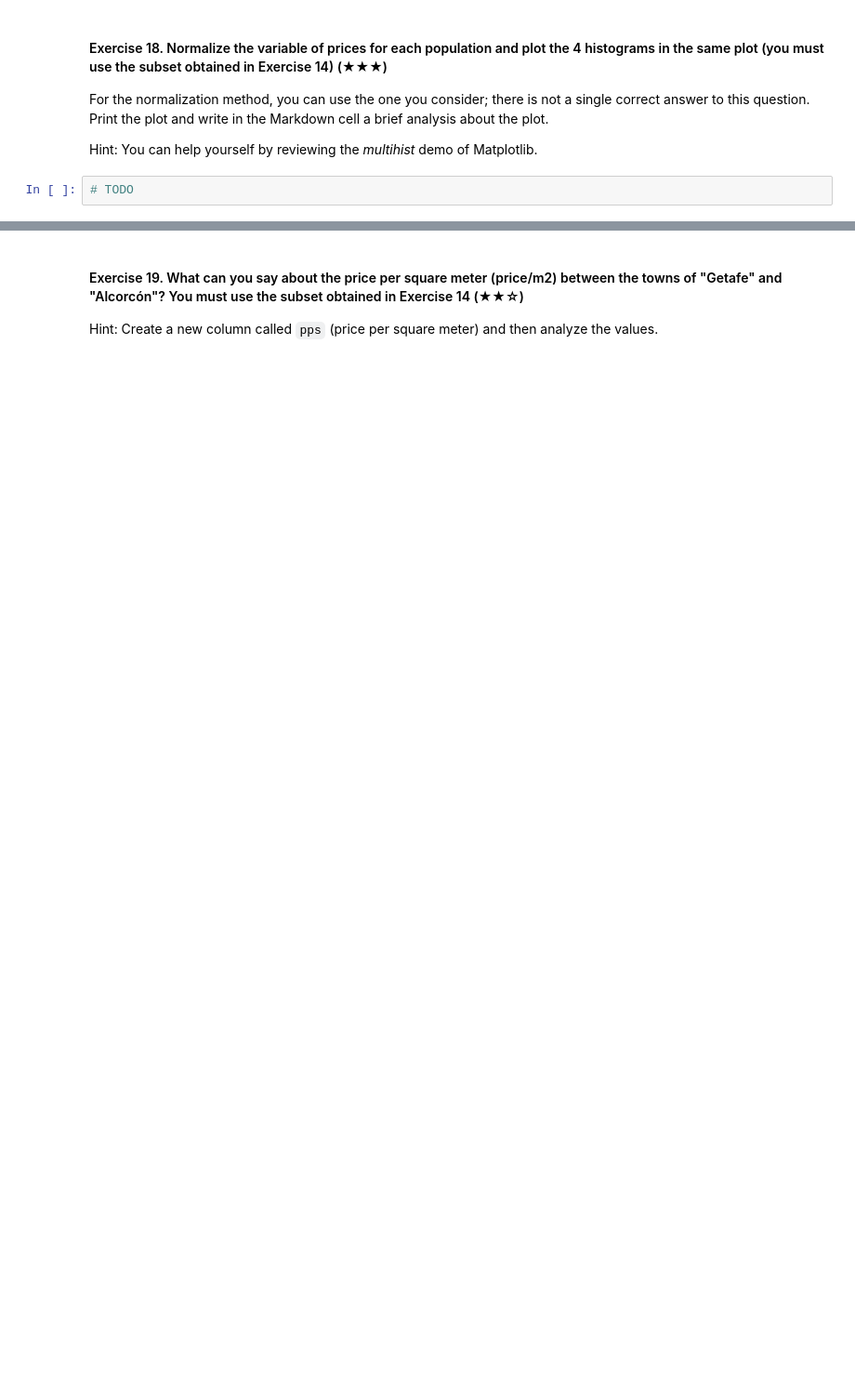
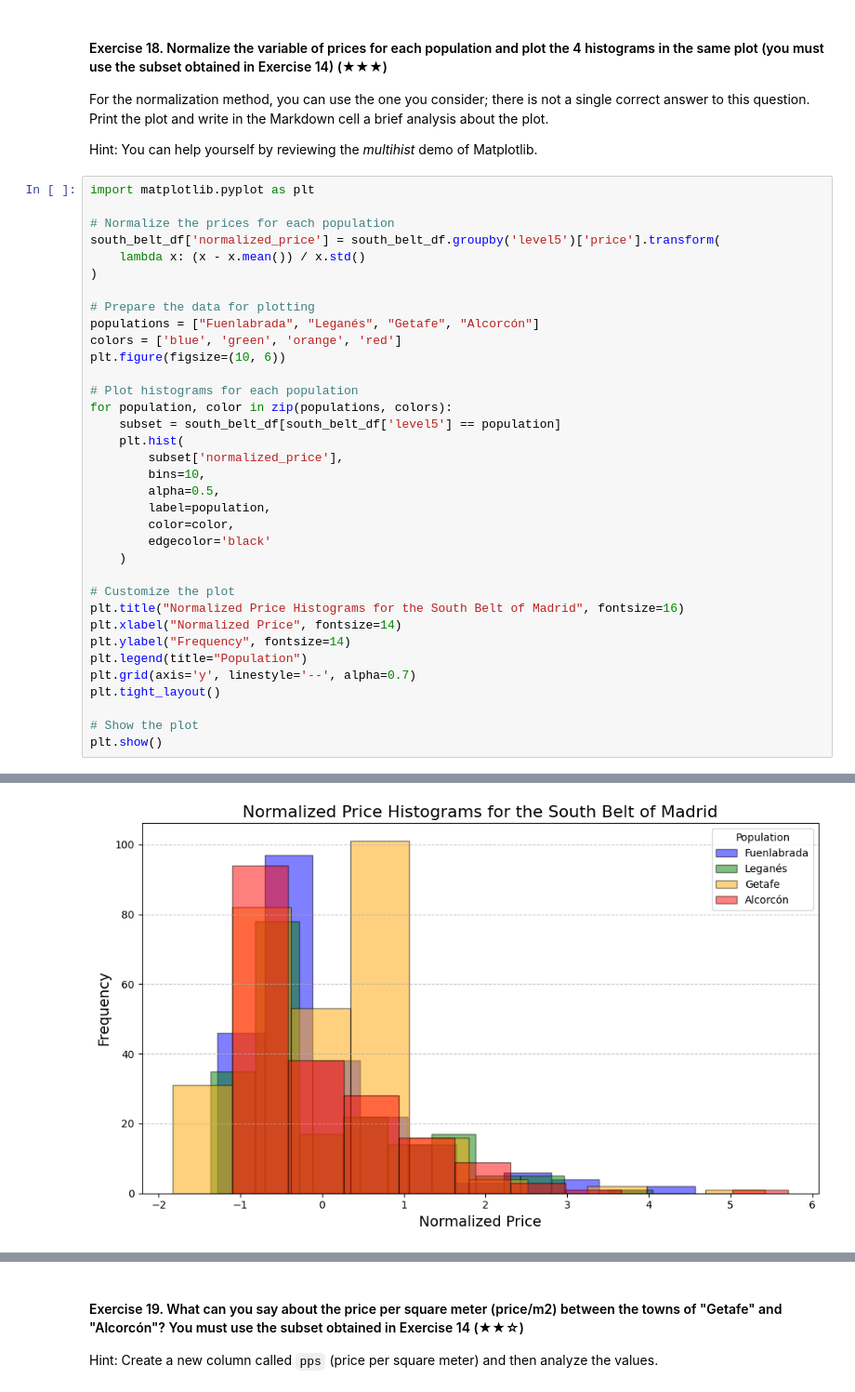
Before and after one commit to roberugalde/realestate-datacleanup-exercise, a Jupyter notebook: project.ipynb, the cells around one changed output, grey strips where cells are left out. Shown: that part at 93% size. Drawn from its saved outputs; the diff is of its cells as text; blank space fills up the shorter version.

```diff
--- a/project.ipynb
+++ b/project.ipynb
@@ -358,4 +570,38 @@ For the normalization method, you can use the one you consider; there is not a s
 
 Hint: You can help yourself by reviewing the *multihist* demo of Matplotlib.
 # %%
-# TODO
+import matplotlib.pyplot as plt
+
+# Normalize the prices for each population
+south_belt_df['normalized_price'] = south_belt_df.groupby('level5')['price'].transform(
+    lambda x: (x - x.mean()) / x.std()
+)
+
+# Prepare the data for plotting
+populations = ["Fuenlabrada", "Leganés", "Getafe", "Alcorcón"]
+colors = ['blue', 'green', 'orange', 'red']
+plt.figure(figsize=(10, 6))
+
+# Plot histograms for each population
+for population, color in zip(populations, colors):
+    subset = south_belt_df[south_belt_df['level5'] == population]
+    plt.hist(
+        subset['normalized_price'],
+        bins=10,
+        alpha=0.5,
+        label=population,
+        color=color,
+        edgecolor='black'
+    )
+
+# Customize the plot
+plt.title("Normalized Price Histograms for the South Belt of Madrid", fontsize=16)
+plt.xlabel("Normalized Price", fontsize=14)
+plt.ylabel("Frequency", fontsize=14)
+plt.legend(title="Population")
+plt.grid(axis='y', linestyle='--', alpha=0.7)
+plt.tight_layout()
+
+# Show the plot
+plt.show()
+# %% [output]
@@ -362 +613,2 @@ Hint: You can help yourself by reviewing the *multihist* demo of Matplotlib.
+[figure, added]
 # %% [markdown]
```
Also changed, not shown: parts of 17 cells of this notebook.
